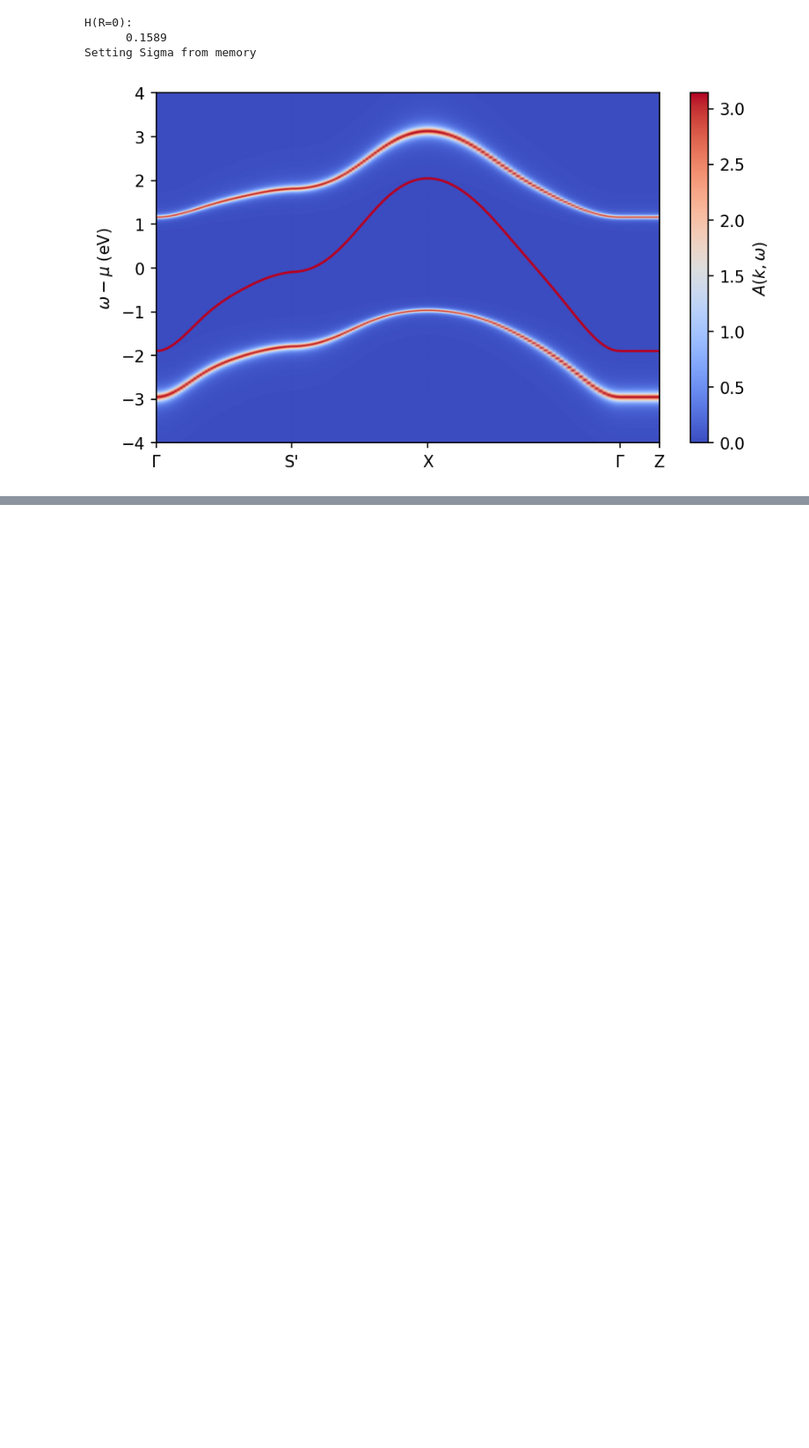
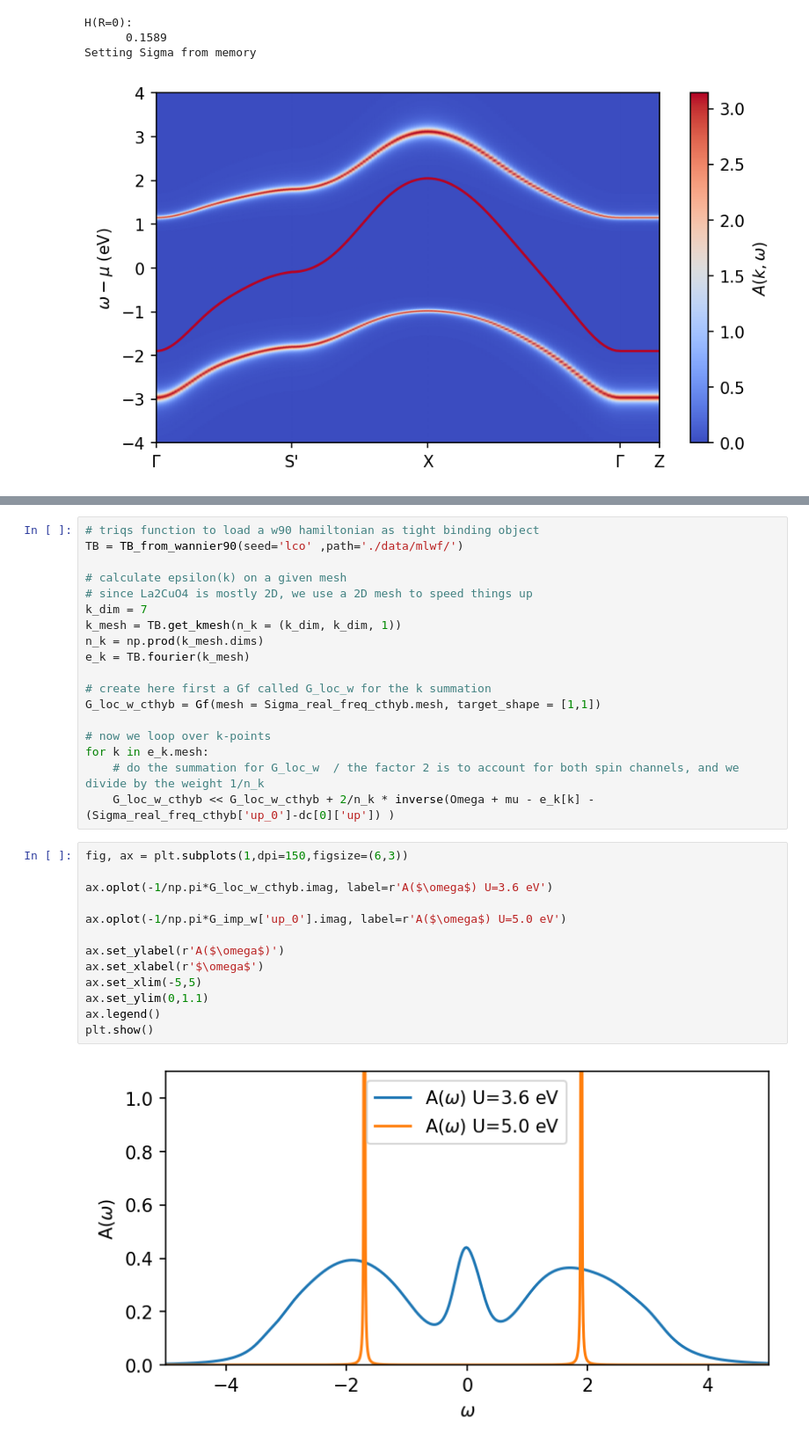
Before and after one commit to TRIQS/tutorials, a Jupyter notebook: AbinitioDMFT/solutions/04s-HubbardI-comparison.ipynb, the cells around one changed output, grey strips where cells are left out. Shown at 88% size. Drawn from its saved outputs; the diff is of its cells as text; blank space fills up the shorter version.

```diff
--- a/AbinitioDMFT/solutions/04s-HubbardI-comparison.ipynb
+++ b/AbinitioDMFT/solutions/04s-HubbardI-comparison.ipynb
@@ -134,0 +204,33 @@ Setting Sigma from memory
+# %%
+# triqs function to load a w90 hamiltonian as tight binding object
+TB = TB_from_wannier90(seed='lco' ,path='./data/mlwf/')
+
+# calculate epsilon(k) on a given mesh
+# since La2CuO4 is mostly 2D, we use a 2D mesh to speed things up
+k_dim = 7
+k_mesh = TB.get_kmesh(n_k = (k_dim, k_dim, 1))
+n_k = np.prod(k_mesh.dims)
+e_k = TB.fourier(k_mesh)
+
+# create here first a Gf called G_loc_w for the k summation
+G_loc_w_cthyb = Gf(mesh = Sigma_real_freq_cthyb.mesh, target_shape = [1,1])
+
+# now we loop over k-points
+for k in e_k.mesh:
+    # do the summation for G_loc_w  / the factor 2 is to account for both spin channels, and we divide by the weight 1/n_k
+    G_loc_w_cthyb << G_loc_w_cthyb + 2/n_k * inverse(Omega + mu - e_k[k] - (Sigma_real_freq_cthyb['up_0']-dc[0]['up']) )
+# %%
+fig, ax = plt.subplots(1,dpi=150,figsize=(6,3))
+
+ax.oplot(-1/np.pi*G_loc_w_cthyb.imag, label=r'A($\omega$) U=3.6 eV')
+
+ax.oplot(-1/np.pi*G_imp_w['up_0'].imag, label=r'A($\omega$) U=5.0 eV')
+
+ax.set_ylabel(r'A($\omega$)')
+ax.set_xlabel(r'$\omega$')
+ax.set_xlim(-5,5)
+ax.set_ylim(0,1.1)
+ax.legend()
+plt.show()
+# %% [output]
+[figure, added]
```
Also changed, not shown: parts of 14 cells of this notebook, 19 other files.
